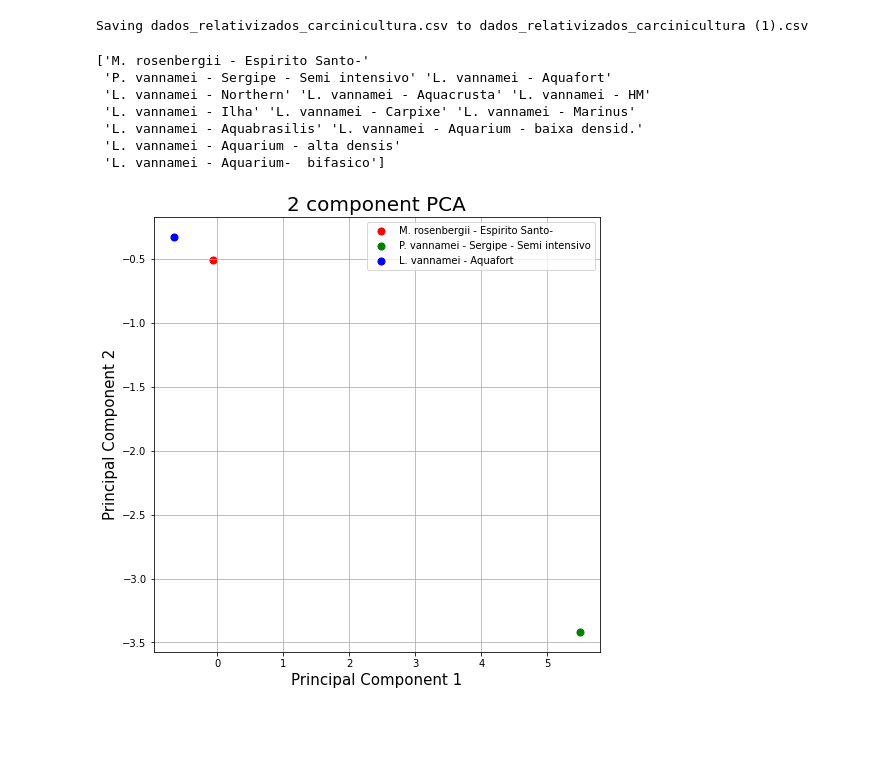
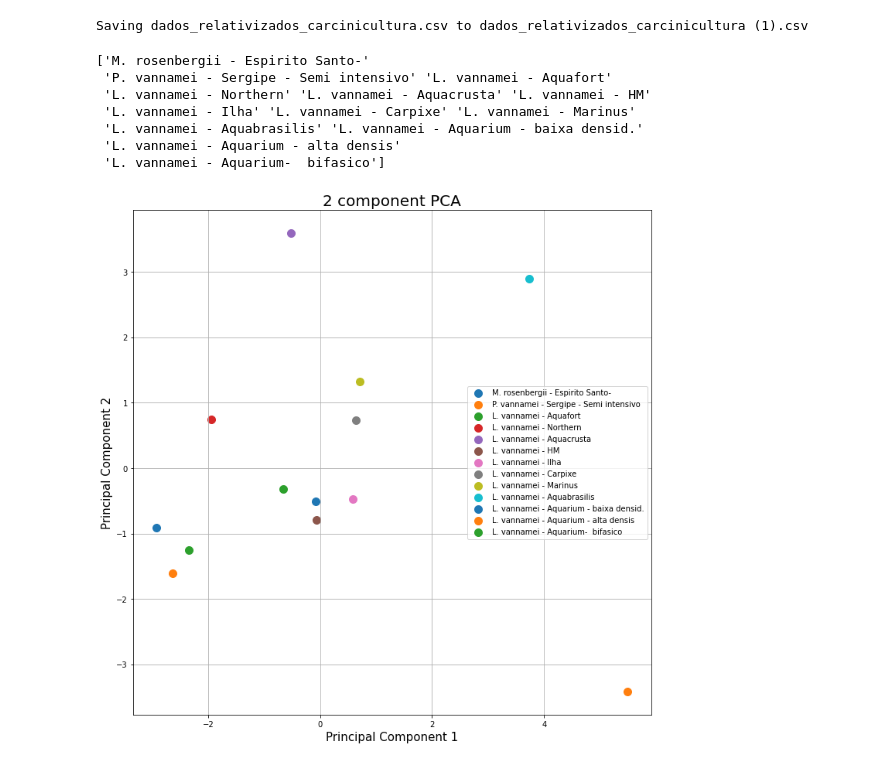
Before and after one commit to christianadriano/PCA_AquacultureSystem, a Jupyter notebook: WithinGroup_EnvironmentalFactors_PCA.ipynb, the cells around one changed output. Cells and saved outputs as stored; diff of their text form; code cells hidden in the pictures; blank space fills up the shorter version.

```diff
--- a/WithinGroup_EnvironmentalFactors_PCA.ipynb
+++ b/WithinGroup_EnvironmentalFactors_PCA.ipynb
@@ -44,26 +44,26 @@ finalDf = pd.concat([principalDf, df_environment[['especie']]], axis = 1)
 # %%
 #Visualize results of PCA
 import matplotlib.pyplot as plt
-fig = plt.figure(figsize = (8,8))
+fig = plt.figure(figsize = (12,12))
 ax = fig.add_subplot(1,1,1)
 ax.set_xlabel('Principal Component 1', fontsize = 15)
 ax.set_ylabel('Principal Component 2', fontsize = 15)
 ax.set_title('2 component PCA', fontsize = 20)
 targets = df_environment['especie'].to_numpy()
 print(targets)
-for target in zip(targets):
+for target in targets:
     indicesToKeep = finalDf['especie'] == target
     ax.scatter(finalDf.loc[indicesToKeep, 'principal component 1']
                , finalDf.loc[indicesToKeep, 'principal component 2']
-               , s = 50)
+               , s = 100)
 ax.legend(targets)
 ax.grid()
 # %% [output]
 ['M. rosenbergii - Espirito Santo-'
  'P. vannamei - Sergipe - Semi intensivo' 'L. vannamei - Aquafort'
  'L. vannamei - Northern' 'L. vannamei - Aquacrusta' 'L. vannamei - HM'
  'L. vannamei - Ilha' 'L. vannamei - Carpixe' 'L. vannamei - Marinus'
  'L. vannamei - Aquabrasilis' 'L. vannamei - Aquarium - baixa densid.'
  'L. vannamei - Aquarium - alta densis'
  'L. vannamei - Aquarium-  bifasico']
-[figure, old version]
+[figure, new version]
```
